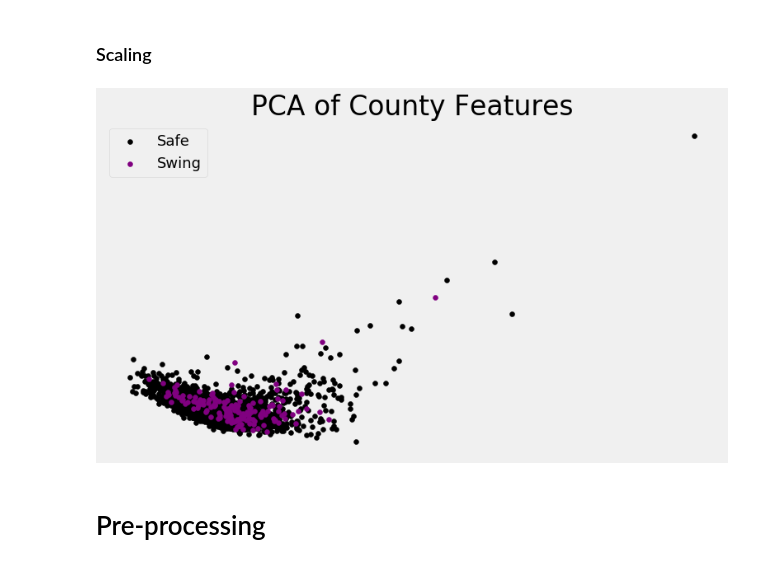
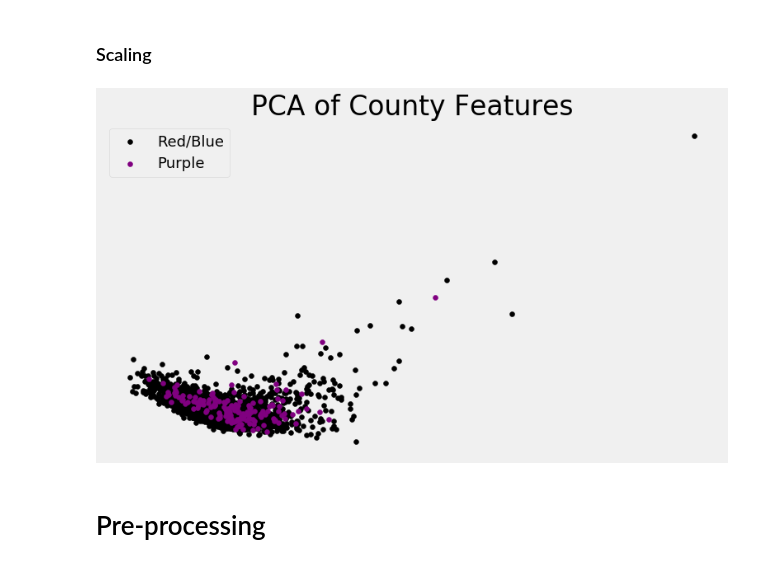
Before and after one commit to kevscon/Project-3, a Jupyter notebook: modeling.ipynb, the cells around one changed output. Saved outputs shown, nothing was run; the diff lists cells and outputs as text; code cells hidden in the pictures.

```diff
--- a/modeling.ipynb
+++ b/modeling.ipynb
@@ -220,22 +220,22 @@ pca = decomposition.PCA(n_components=2)
 pca_features = pca.fit_transform(X_scl)
 # %%
 # plot components
-class_labels = ['Safe', 'Swing']
+class_labels = ['Red/Blue', 'Purple']
 colors = ['black', 'purple']
 
 plt.figure()
 for i, label in enumerate(class_labels):
     plt.scatter(pca_features[y == i, 0], pca_features[y == i, 1],
                 label=label, c=colors[i])
 # plt.xlabel([])
 # plt.ylabel([])
 plt.title('PCA of County Features')
 plt.xticks([]) # component valuables not interpretable
 plt.yticks([]) # component valuables not interpretable
 plt.legend();
 # plt.savefig('model_output/pca.png', bbox_inches='tight')
 # %% [output]
-[figure, old version]
+[figure, new version]
 # %% [markdown]
 # Pre-processing
 # %% [markdown]
```
Also changed, not shown: parts of 17 cells of this notebook, 1 other file.
